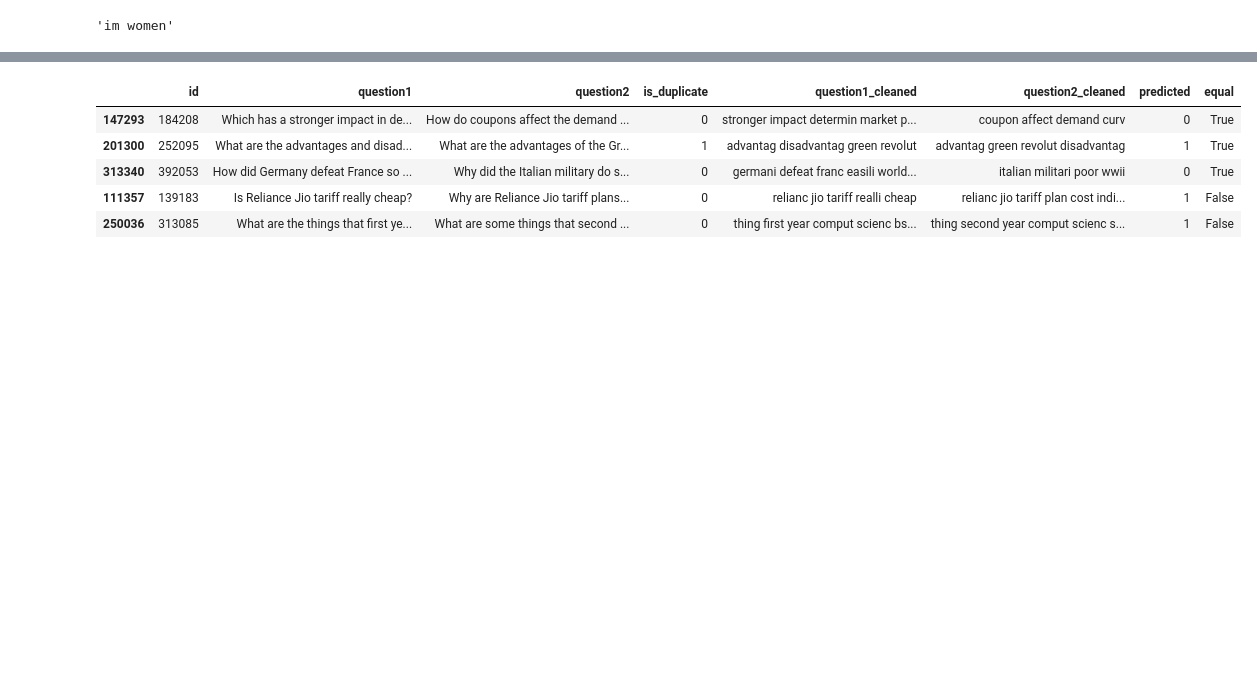
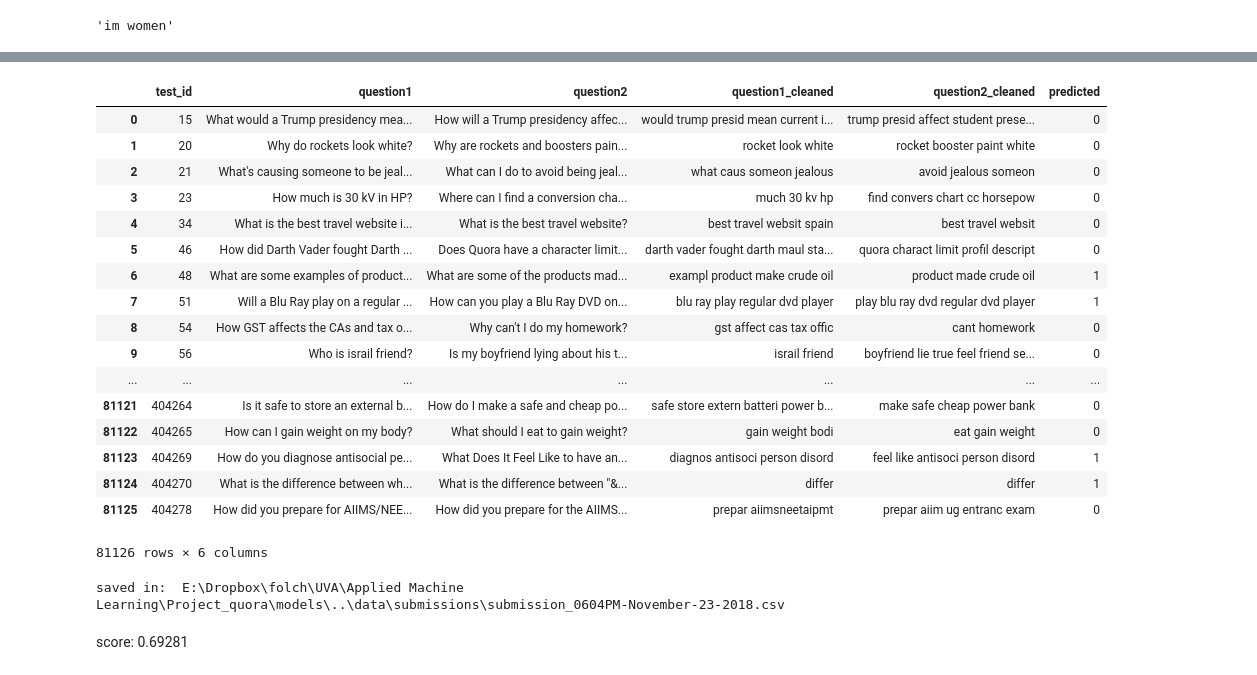
Before and after one commit to Folch/quora_npl, a Jupyter notebook: models/word2vec.ipynb, the cells around one changed output, grey strips where cells are left out. Saved outputs shown, nothing was run; the diff lists cells and outputs as text; code cells hidden in the pictures; blank space fills up the shorter version.

Commit message:
score: 0.69281 word2vec

```diff
--- a/models/word2vec.ipynb
+++ b/models/word2vec.ipynb
@@ -15,3 +22,5 @@ from sklearn.metrics.pairwise import cosine_similarity
+# %%
+isRealTest = True
 # %%
 def hms_string(sec_elapsed):
     h = int(sec_elapsed / (60 * 60))
@@ -21,6 +30,9 @@ def hms_string(sec_elapsed):
 # %%
 path = os.path.join('..','data','train_data_v2.csv')
 train_data = pd.read_csv(path)
+# %%
+path = os.path.join('..','data','test_data.csv')
+test_data = pd.read_csv(path)
 # %%
 train_data.head()
 # %% [output]
@@ -72,10 +72,17 @@ cleanData("I'm a women and you?")
 # %% [output]
 'im women'
 # %%
-train_data['question1_cleaned'] = train_data['question1'].map(lambda x: cleanData(x))
-train_data['question2_cleaned'] = train_data['question2'].map(lambda x: cleanData(x))
+def cleandf(df):
+    df['question1_cleaned'] = df['question1'].map(lambda x: cleanData(x))
+    df['question2_cleaned'] = df['question2'].map(lambda x: cleanData(x))
+
+cleandf(train_data)
+cleandf(test_data)
 # %%
-train, test = train_test_split(train_data, test_size=0.33)
+if isRealTest:
+    train, test = train_data, test_data
+else:
+    train, test = train_test_split(train_data, test_size=0.33)
 print(train.shape)
 print(test.shape)
 # %% [output]
@@ -252,9 +237,27 @@ Accuracy: 0.6907532608797577 Threshold:  0.9
 # %%
-test.head()
+test
 # %% [output]
-|  | id | question1 | question2 | is_duplicate | question1_cleaned | question2_cleaned | predicted | equal |
-| 147293 | 184208 | Which has a stronger impact in de... | How do coupons affect the demand ... | 0 | stronger impact determin market p... | coupon affect demand curv | 0 | True |
-| 201300 | 252095 | What are the advantages and disad... | What are the advantages of the Gr... | 1 | advantag disadvantag green revolut | advantag green revolut disadvantag | 1 | True |
-| 313340 | 392053 | How did Germany defeat France so ... | Why did the Italian military do s... | 0 | germani defeat franc easili world... | italian militari poor wwii | 0 | True |
-| 111357 | 139183 | Is Reliance Jio tariff really cheap? | Why are Reliance Jio tariff plans... | 0 | relianc jio tariff realli cheap | relianc jio tariff plan cost indi... | 1 | False |
-| 250036 | 313085 | What are the things that first ye... | What are some things that second ... | 0 | thing first year comput scienc bs... | thing second year comput scienc s... | 1 | False |
+|  | test_id | question1 | question2 | question1_cleaned | question2_cleaned | predicted |
+| 0 | 15 | What would a Trump presidency mea... | How will a Trump presidency affec... | would trump presid mean current i... | trump presid affect student prese... | 0 |
+| 1 | 20 | Why do rockets look white? | Why are rockets and boosters pain... | rocket look white | rocket booster paint white | 0 |
+| 2 | 21 | What's causing someone to be jeal... | What can I do to avoid being jeal... | what caus someon jealous | avoid jealous someon | 0 |
+| 3 | 23 | How much is 30 kV in HP? | Where can I find a conversion cha... | much 30 kv hp | find convers chart cc horsepow | 0 |
+| 4 | 34 | What is the best travel website i... | What is the best travel website? | best travel websit spain | best travel websit | 0 |
+| 5 | 46 | How did Darth Vader fought Darth ... | Does Quora have a character limit... | darth vader fought darth maul sta... | quora charact limit profil descript | 0 |
+| 6 | 48 | What are some examples of product... | What are some of the products mad... | exampl product make crude oil | product made crude oil | 1 |
+| 7 | 51 | Will a Blu Ray play on a regular ... | How can you play a Blu Ray DVD on... | blu ray play regular dvd player | play blu ray dvd regular dvd player | 1 |
+| 8 | 54 | How GST affects the CAs and tax o... | Why can't I do my homework? | gst affect cas tax offic | cant homework | 0 |
+| 9 | 56 | Who is israil friend? | Is my boyfriend lying about his t... | israil friend | boyfriend lie true feel friend se... | 0 |
+| ... | ... | ... | ... | ... | ... | ... |
+| 81121 | 404264 | Is it safe to store an external b... | How do I make a safe and cheap po... | safe store extern batteri power b... | make safe cheap power bank | 0 |
+| 81122 | 404265 | How can I gain weight on my body? | What should I eat to gain weight? | gain weight bodi | eat gain weight | 0 |
+| 81123 | 404269 | How do you diagnose antisocial pe... | What Does It Feel Like to have an... | diagnos antisoci person disord | feel like antisoci person disord | 1 |
+| 81124 | 404270 | What is the difference between wh... | What is the difference between "&... | differ | differ | 1 |
+| 81125 | 404278 | How did you prepare for AIIMS/NEE... | How did you prepare for the AIIMS... | prepar aiimsneetaipmt | prepar aiim ug entranc exam | 0 |
+81126 rows × 6 columns
+# %%
+csv_utils.create_csvs(test_data.predicted, test_data.test_id.values)
+# %% [output]
+saved in:  E:\Dropbox\folch\UVA\Applied Machine Learning\Project_quora\models\..\data\submissions\submission_0604PM-November-23-2018.csv
+# %% [markdown]
+score: 0.69281
```
Also changed, not shown: parts of 13 cells of this notebook, 1 other file.
